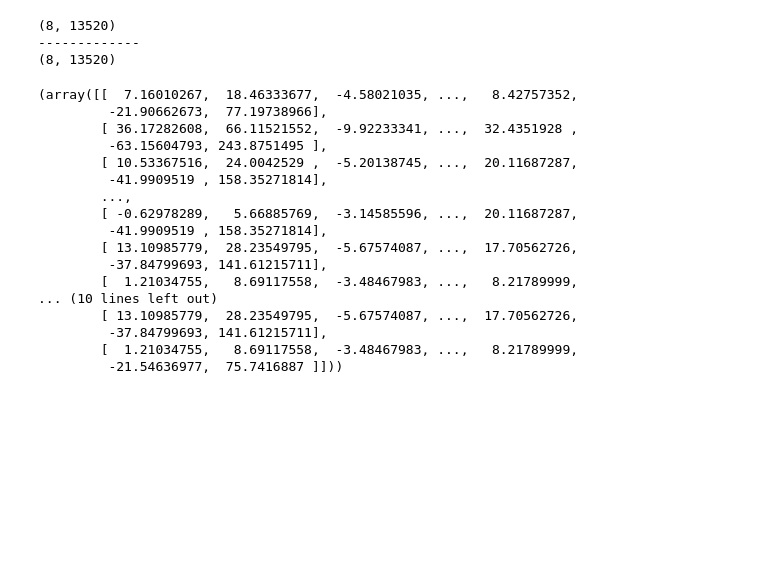
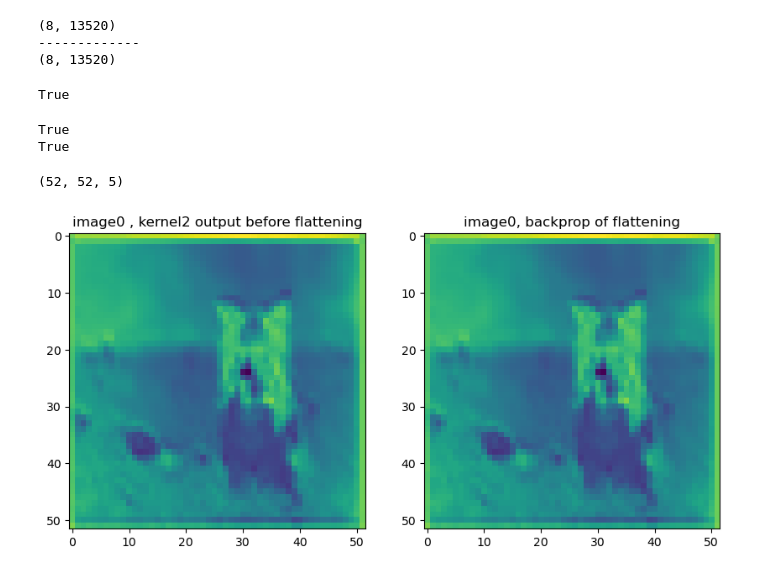
Before and after one commit to ayhanoruc/ml-collection, a Jupyter notebook: dl-from-scratch/cnn/pooling_and_flattening.ipynb, the cells around one changed output. Cells and saved outputs as stored; diff of their text form; code cells hidden in the pictures; blank space fills up the shorter version.

Commit message:
implemented backward methods for Flattening layer, added related value holders in pooling layer's forward for backprop.(where the values of interests resides)

```diff
--- a/dl-from-scratch/cnn/pooling_and_flattening.ipynb
+++ b/dl-from-scratch/cnn/pooling_and_flattening.ipynb
@@ -122,6 +122,7 @@ Text(0.5, 1.0, 'pooled img2')
 # of L = W * H * C length, where C is the number of channels : features to our fully connected layer
 
 class Flatten:
+
     def forward(self, img_batch:np.ndarray) -> np.ndarray:
         self.batch_size = img_batch.shape[0]
         self.inputs = img_batch
@@ -132,6 +133,12 @@ class Flatten:
         # for the first dimension so that there are to be flattened batch_sized rows.
         return self.output
 
+    def backward(self, outer_deriv:np.ndarray) -> np.ndarray:
+        # no derivatives needes, just re-arrange(reshape) the lower level derivatives
+        # into the input shape of the flatten layer
+        return outer_deriv.reshape(self.inputs.shape)
+
+
 class Flatten2: # this is way explicit implementation but doesnt utilize vectorization
     def forward(self, img_batch:np.ndarray) -> np.ndarray:
         self.img_x, self.img_y, self.img_channels,self.batch_size = img_batch.shape
@@ -141,6 +148,12 @@ class Flatten2: # this is way explicit implementation but doesnt utilize vectori
         for i in range(self.batch_size):
             self.output[i,:] = img_batch[:, :, :,i].reshape((1,L)) # or flatten()
         return self.output
+
+    def backward(self, outer_deriv:np.ndarray)->np.ndarray:
+        self.dinputs = np.zeros(self.inputs.shape)
+        for i in range(self.batch_size):
+            self.dinputs[:,:,:,i] = outer_deriv[i,:].reshape(self.img_x,self.img_y,self.img_channels)
+        return self.dinputs
 # %%
 output_modified = output.transpose(3,0,1,2) # to make the batch_size the first dimension
 flatten1 = Flatten()
@@ -154,23 +167,30 @@ print(output6.shape)
 (8, 13520)
 -------------
 (8, 13520)
-# %%
-output5, output6
-# %% [output]
-(array([[  7.16010267,  18.46333677,  -4.58021035, ...,   8.42757352,
-         -21.90662673,  77.19738966],
-        [ 36.17282608,  66.11521552,  -9.92233341, ...,  32.4351928 ,
-         -63.15604793, 243.8751495 ],
-        [ 10.53367516,  24.0042529 ,  -5.20138745, ...,  20.11687287,
-         -41.9909519 , 158.35271814],
-        ...,
-        [ -0.62978289,   5.66885769,  -3.14585596, ...,  20.11687287,
-         -41.9909519 , 158.35271814],
-        [ 13.10985779,  28.23549795,  -5.67574087, ...,  17.70562726,
-         -37.84799693, 141.61215711],
-        [  1.21034755,   8.69117558,  -3.48467983, ...,   8.21789999,
-... (10 lines left out)
-        [ 13.10985779,  28.23549795,  -5.67574087, ...,  17.70562726,
-         -37.84799693, 141.61215711],
-        [  1.21034755,   8.69117558,  -3.48467983, ...,   8.21789999,
-         -21.54636977,  75.7416887 ]]))
+# %%
+np.equal(output5,output6).all()
+# %% [output]
+True
+# %%
+# check backward functionality : input == backward(output)
+print((output_modified[0,:,:,:] == flatten1.backward(output5)[0,:,:,:]).all())
+
+print((output[:,:,:,0] == flatten2.backward(output6)[:,:,:,0]).all())
+# %% [output]
+True
+True
+# %%
+flatten1.backward(output5)[0,:,:,:].shape
+# %% [output]
+(52, 52, 5)
+# %%
+fig, axes = plt.subplots(1, 2, figsize=(10, 5))
+axes[0].imshow(output_modified[0,:,:,2])
+axes[0].set_title("image0 , kernel2 output before flattening")
+axes[1].imshow(flatten1.backward(output5)[0,:,:,2])
+# visualizing the 2nd kernel(channel), that is input to the flatten layer
+axes[1].set_title("image0, backprop of flattening")
+plt.show()
+# these are the same
+# %% [output]
+[figure, added]
```
Also changed, not shown: parts of 3 cells of this notebook, 3 other files.
